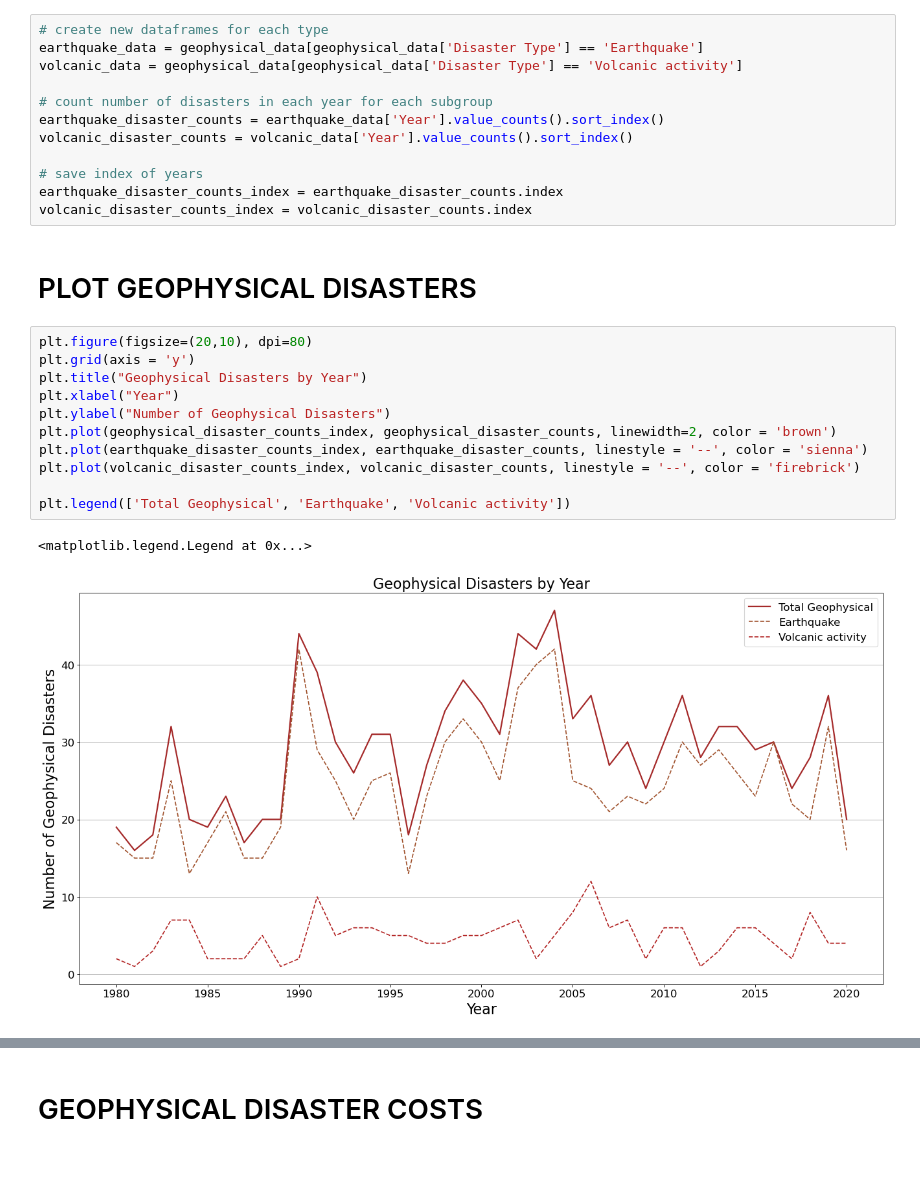
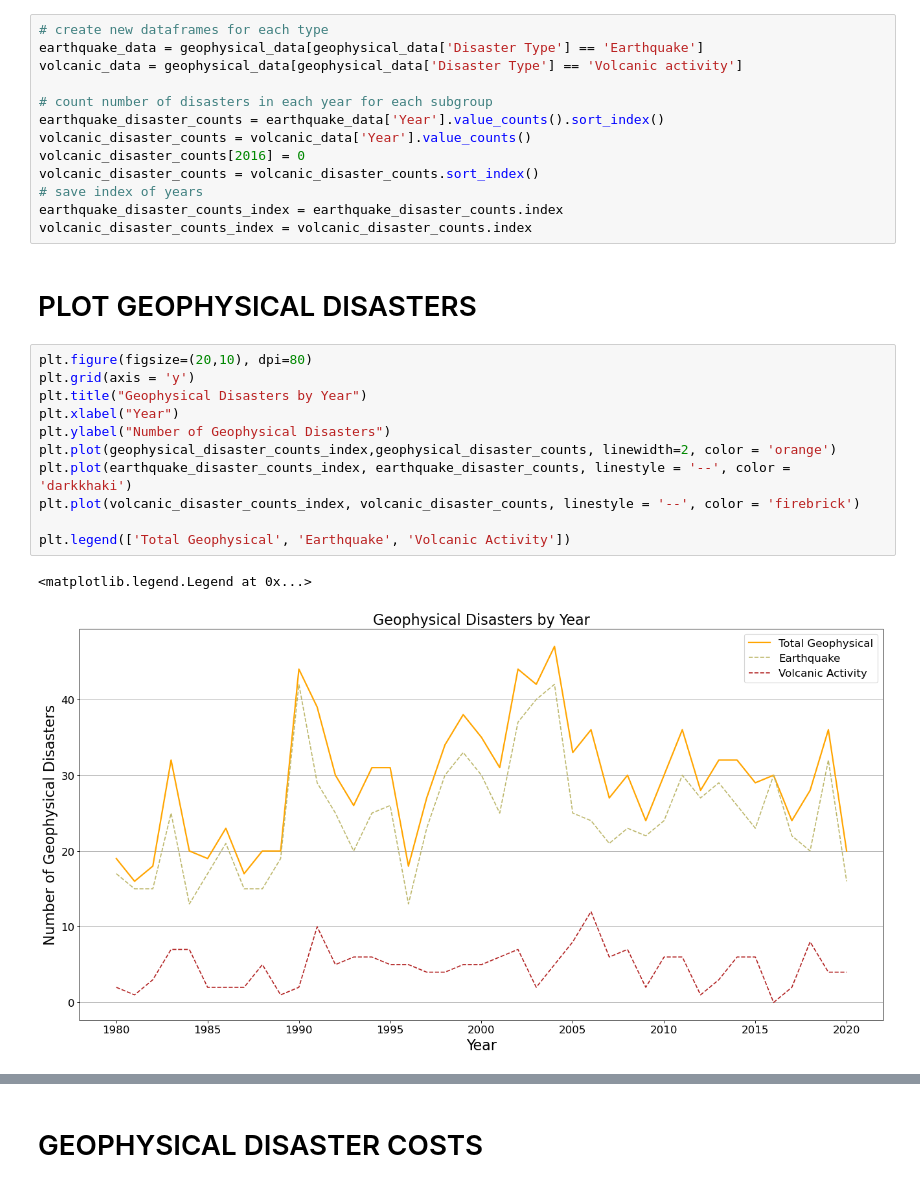
Before and after one commit to felixshier/naturalDisasterAnalysis, a Jupyter notebook: Geophysical Disaster Analysis.ipynb, the cells around one changed output, grey strips where cells are left out. Saved outputs shown, nothing was run; the diff lists cells and outputs as text.

```diff
--- a/Geophysical Disaster Analysis.ipynb
+++ b/Geophysical Disaster Analysis.ipynb
@@ -237,8 +98,9 @@ volcanic_data = geophysical_data[geophysical_data['Disaster Type'] == 'Volcanic
 
 # count number of disasters in each year for each subgroup
 earthquake_disaster_counts = earthquake_data['Year'].value_counts().sort_index()
-volcanic_disaster_counts = volcanic_data['Year'].value_counts().sort_index()
-
+volcanic_disaster_counts = volcanic_data['Year'].value_counts()
+volcanic_disaster_counts[2016] = 0
+volcanic_disaster_counts = volcanic_disaster_counts.sort_index()
 # save index of years
 earthquake_disaster_counts_index = earthquake_disaster_counts.index
 volcanic_disaster_counts_index = volcanic_disaster_counts.index
@@ -247,14 +109,14 @@ volcanic_disaster_counts_index = volcanic_disaster_counts.index
 # %%
 plt.figure(figsize=(20,10), dpi=80)
 plt.grid(axis = 'y')
 plt.title("Geophysical Disasters by Year")
 plt.xlabel("Year")
 plt.ylabel("Number of Geophysical Disasters")
-plt.plot(geophysical_disaster_counts_index, geophysical_disaster_counts, linewidth=2, color = 'brown')
-plt.plot(earthquake_disaster_counts_index, earthquake_disaster_counts, linestyle = '--', color = 'sienna')
+plt.plot(geophysical_disaster_counts_index,geophysical_disaster_counts, linewidth=2, color = 'orange')
+plt.plot(earthquake_disaster_counts_index, earthquake_disaster_counts, linestyle = '--', color = 'darkkhaki')
 plt.plot(volcanic_disaster_counts_index, volcanic_disaster_counts, linestyle = '--', color = 'firebrick')
 
-plt.legend(['Total Geophysical', 'Earthquake', 'Volcanic activity'])
+plt.legend(['Total Geophysical', 'Earthquake', 'Volcanic Activity'])
 # %% [output]
 <matplotlib.legend.Legend at 0x...>
-[figure, old version]
+[figure, new version]
```
Also changed, not shown: parts of 26 cells of this notebook, 2 other files.
